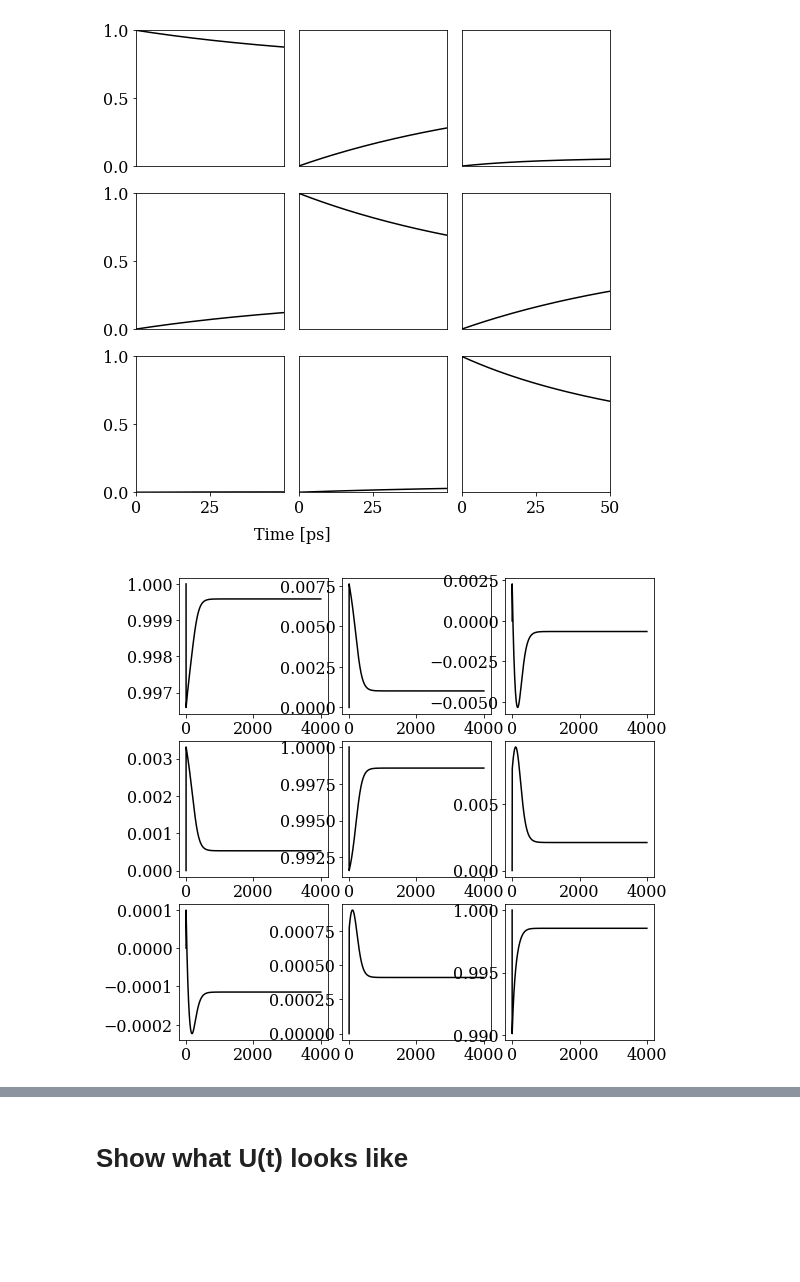
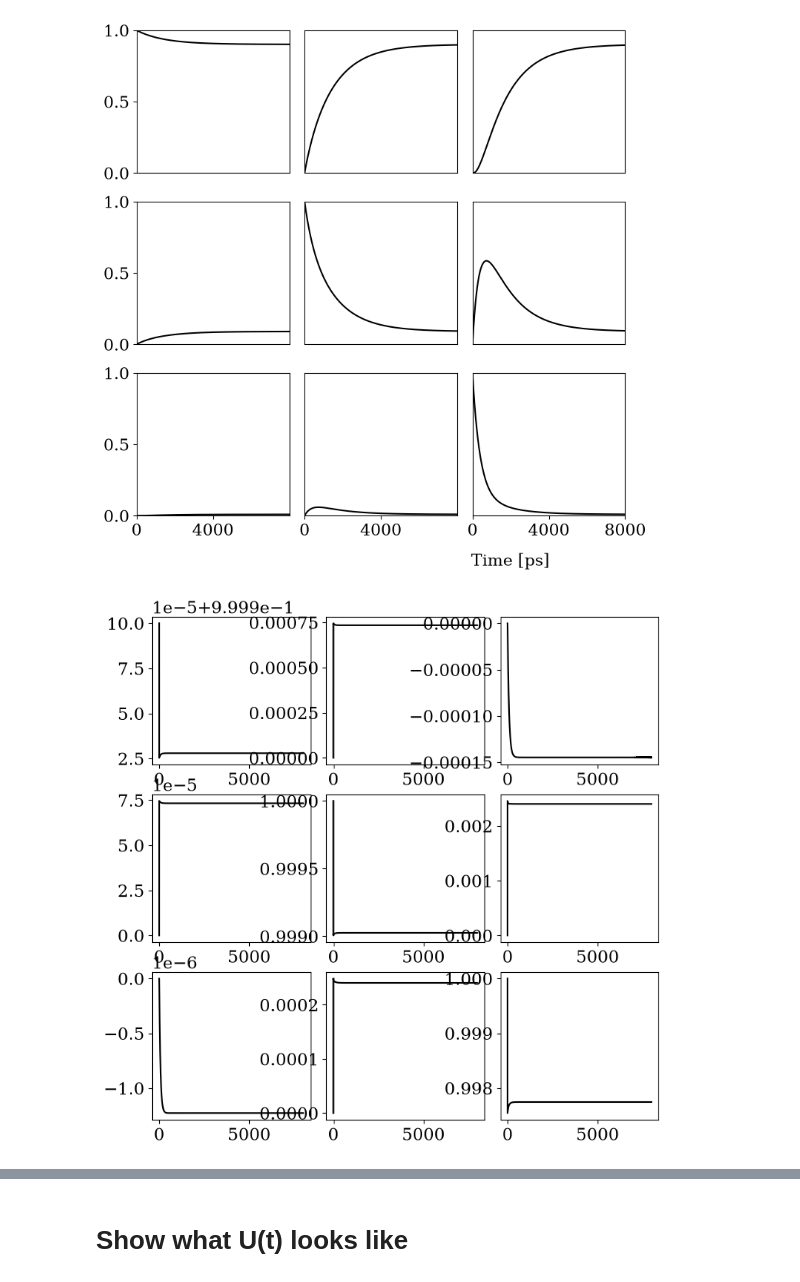
Before and after one commit to IntensiveRock/ugme, a Jupyter notebook: software_testing.ipynb, the cells around one changed output, grey strips where cells are left out. Cells and saved outputs as stored; diff of their text form; code cells hidden in the pictures; blank space fills up the shorter version.

```diff
--- a/software_testing.ipynb
+++ b/software_testing.ipynb
@@ -7,7 +7,7 @@ plt.rcParams["font.size"] = 16
 plt.rcParams['font.family'] = 'serif'
 # %%
 dt = 1.0
-model = UGME(dt=0.1).fit_fetch("badskm.npy")
+model = UGME(dt=0.1).fit_fetch("kineticmodel.npy")
 assert model.check_initial_U()
 assert np.allclose(model.tpm, model.reconstruct_tpm())
 # %%
@@ -23,7 +23,7 @@ fig = plt.figure(figsize=(8.5, 8.5))
 gs = fig.add_gridspec(nrows=dim, ncols=dim)
 num_rows = dim
 xlb = 0
-xub = 50
+xub = tsteps
 xmb = xub//2
 
 ylb = 0
@@ -63,34 +63,34 @@ plt.text(-70, -0.35, "Time [ps]")
 #if 0: plt.savefig("figs/a2p_full_TPMS.pdf", transparent=True, dpi=600, bbox_inches='tight')
 plt.show()
 # %% [output]
-[figure, old version]
+[figure, new version]
 # %%
 fig = plt.figure(figsize=(8.5, 8.5))
 gs = fig.add_gridspec(nrows=dim, ncols=dim)
 num_rows = dim
 xlb = 0
-xub = 50
+xub = tsteps
 xmb = xub//2
 
 ylb = 0
 ymb = 0.5
 yub = 1
 scale = 1
 
 for i in range(dim):
     for j in range(dim):
         subplot_number = num_rows * i + j + 1
         plt.subplot(num_rows, num_rows, subplot_number)
         plt.plot(time_axis, Ut[:, i, j], color="black",
                  mfc="None", marker=' ', markersize=8, markevery=200, ls="-")
 
 space_param = 0.1
 plt.subplots_adjust(wspace=space_param, hspace=space_param+0.1)
 #plt.text(-70, -0.35, "Time [ps]")
 #if 0: plt.savefig("figs/a2p_full_TPMS.pdf", transparent=True, dpi=600, bbox_inches='tight')
 plt.show()
 # %% [output]
-[figure, old version]
+[figure, new version]
 # %%
 tR_list = np.arange(1, 1000, 20)
 rmses = model.scan_rmse(tR_list)
```
Also changed, not shown: parts of 7 cells of this notebook.
